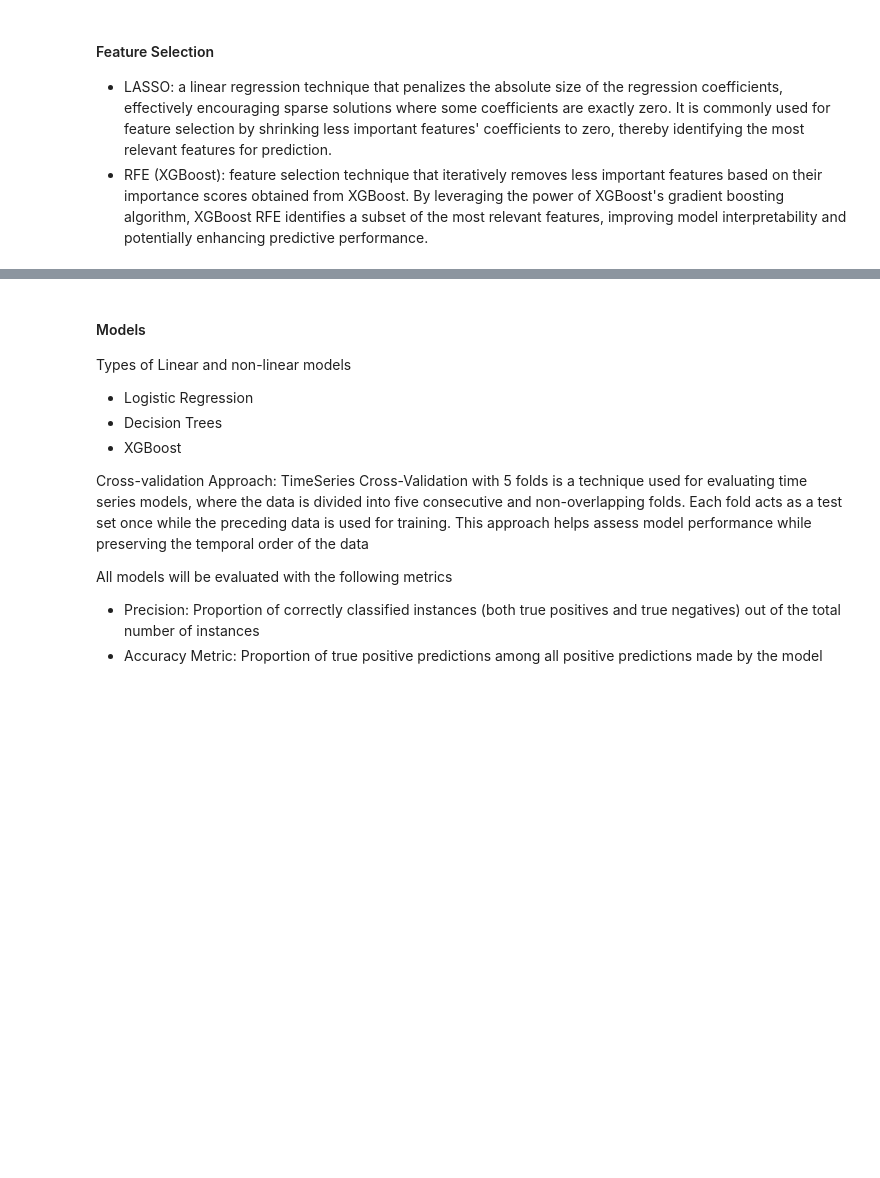
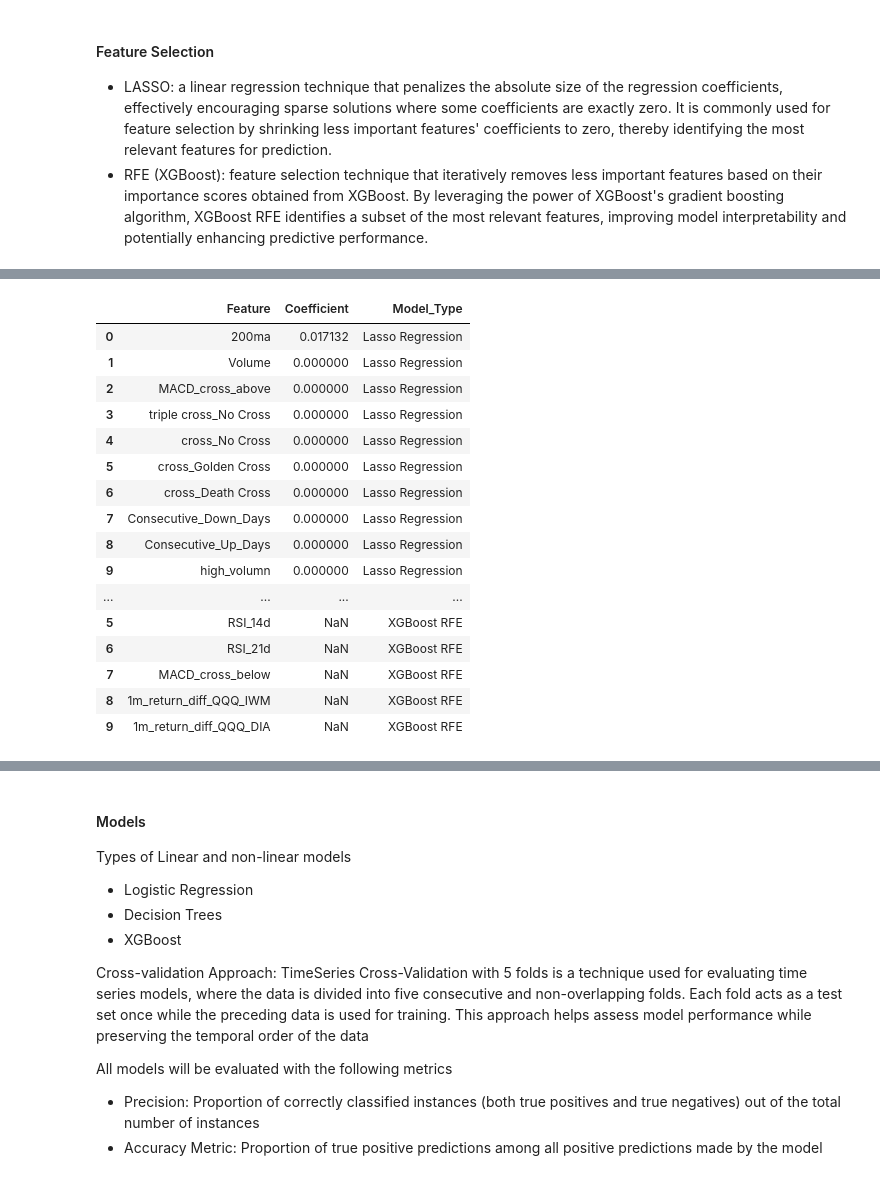
Before and after one commit to Nathan-rickert/NonLinearModelFinal, a Jupyter notebook: model.ipynb, the cells around one changed output, grey strips where cells are left out. Cells and saved outputs as stored; diff of their text form; code cells hidden in the pictures; blank space fills up the shorter version.

```diff
--- a/model.ipynb
+++ b/model.ipynb
@@ -101,0 +165,20 @@ y15D_results = pd.concat([y15D_lasso_results, y15D_rfe_results])
+# %%
+y2M_results
+# %% [output]
+|  | Feature | Coefficient | Model_Type |
+| 0 | 200ma | 0.017132 | Lasso Regression |
+| 1 | Volume | 0.000000 | Lasso Regression |
+| 2 | MACD_cross_above | 0.000000 | Lasso Regression |
+| 3 | triple cross_No Cross | 0.000000 | Lasso Regression |
+| 4 | cross_No Cross | 0.000000 | Lasso Regression |
+| 5 | cross_Golden Cross | 0.000000 | Lasso Regression |
+| 6 | cross_Death Cross | 0.000000 | Lasso Regression |
+| 7 | Consecutive_Down_Days | 0.000000 | Lasso Regression |
+| 8 | Consecutive_Up_Days | 0.000000 | Lasso Regression |
+| 9 | high_volumn | 0.000000 | Lasso Regression |
+| ... | ... | ... | ... |
+| 5 | RSI_14d | NaN | XGBoost RFE |
+| 6 | RSI_21d | NaN | XGBoost RFE |
+| 7 | MACD_cross_below | NaN | XGBoost RFE |
+| 8 | 1m_return_diff_QQQ_IWM | NaN | XGBoost RFE |
+| 9 | 1m_return_diff_QQQ_DIA | NaN | XGBoost RFE |
```
Also changed, not shown: parts of 9 cells of this notebook, 1 other file.
